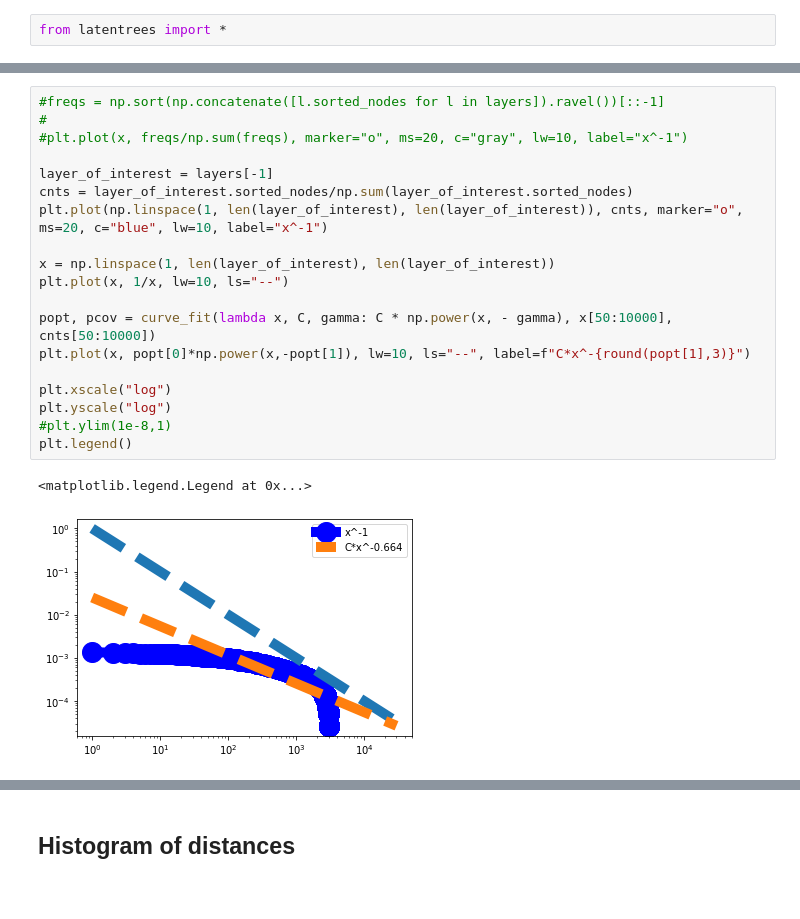
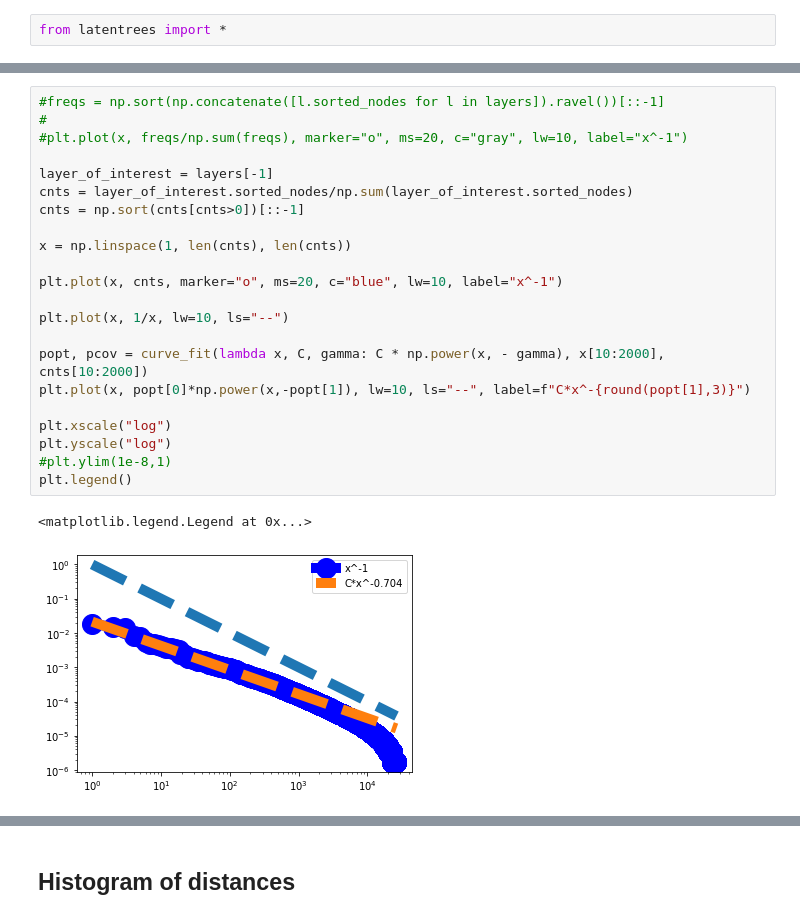
Before and after one commit to fvalle1/latentrees, a Jupyter notebook: sampletree.ipynb, the cells around one changed output, grey strips where cells are left out. Drawn from its saved outputs; the diff is of its cells as text.

```diff
--- a/sampletree.ipynb
+++ b/sampletree.ipynb
@@ -60,25 +58,28 @@ fig.show()
 # %%
 #freqs = np.sort(np.concatenate([l.sorted_nodes for l in layers]).ravel())[::-1]
 #
 #plt.plot(x, freqs/np.sum(freqs), marker="o", ms=20, c="gray", lw=10, label="x^-1")
 
 layer_of_interest = layers[-1]
 cnts = layer_of_interest.sorted_nodes/np.sum(layer_of_interest.sorted_nodes)
-plt.plot(np.linspace(1, len(layer_of_interest), len(layer_of_interest)), cnts, marker="o", ms=20, c="blue", lw=10, label="x^-1")
+cnts = np.sort(cnts[cnts>0])[::-1]
 
-x = np.linspace(1, len(layer_of_interest), len(layer_of_interest))
+x = np.linspace(1, len(cnts), len(cnts))
+
+plt.plot(x, cnts, marker="o", ms=20, c="blue", lw=10, label="x^-1")
+
 plt.plot(x, 1/x, lw=10, ls="--")
 
-popt, pcov = curve_fit(lambda x, C, gamma: C * np.power(x, - gamma), x[50:10000], cnts[50:10000])
+popt, pcov = curve_fit(lambda x, C, gamma: C * np.power(x, - gamma), x[10:2000], cnts[10:2000])
 plt.plot(x, popt[0]*np.power(x,-popt[1]), lw=10, ls="--", label=f"C*x^-{round(popt[1],3)}")
 
 plt.xscale("log")
 plt.yscale("log")
 #plt.ylim(1e-8,1)
 plt.legend()
 # %% [output]
 <matplotlib.legend.Legend at 0x...>
-[figure, old version]
+[figure, new version]
 # %%
 freqs = np.sort(np.unique(layers[-1].nodes,return_counts=True)[1])[::-1]
 x = np.linspace(1, len(freqs), len(freqs))
```
Also changed, not shown: parts of 20 cells of this notebook.
